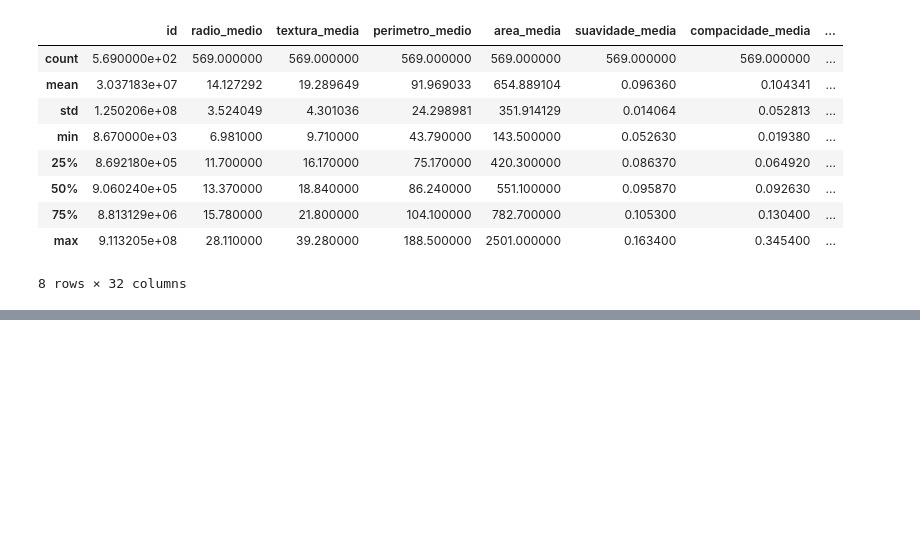
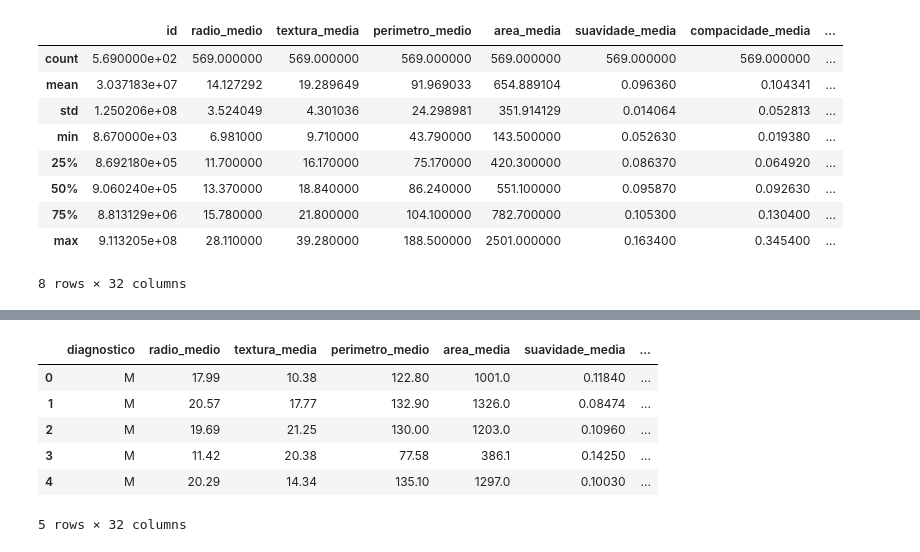
Before and after one commit to Vitorhenrique-FdO/Data-Science, a Jupyter notebook: Diagnostico.ipynb, the cells around one changed output, grey strips where cells are left out. Drawn from its saved outputs; the diff is of its cells as text; code cells hidden in the pictures; blank space fills up the shorter version.

```diff
--- a/Diagnostico.ipynb
+++ b/Diagnostico.ipynb
@@ -91,0 +104,13 @@ df.describe()
+# %%
+df = df.drop('id', axis=1)
+#Removendo a coluna inteira de id
+# %%
+df.head(5)
+# %% [output]
+|  | diagnostico | radio_medio | textura_media | perimetro_medio | area_media | suavidade_media | ... |
+| 0 | M | 17.99 | 10.38 | 122.80 | 1001.0 | 0.11840 | ... |
+| 1 | M | 20.57 | 17.77 | 132.90 | 1326.0 | 0.08474 | ... |
+| 2 | M | 19.69 | 21.25 | 130.00 | 1203.0 | 0.10960 | ... |
+| 3 | M | 11.42 | 20.38 | 77.58 | 386.1 | 0.14250 | ... |
+| 4 | M | 20.29 | 14.34 | 135.10 | 1297.0 | 0.10030 | ... |
+5 rows × 32 columns
```
Also changed, not shown: parts of 4 cells of this notebook.
